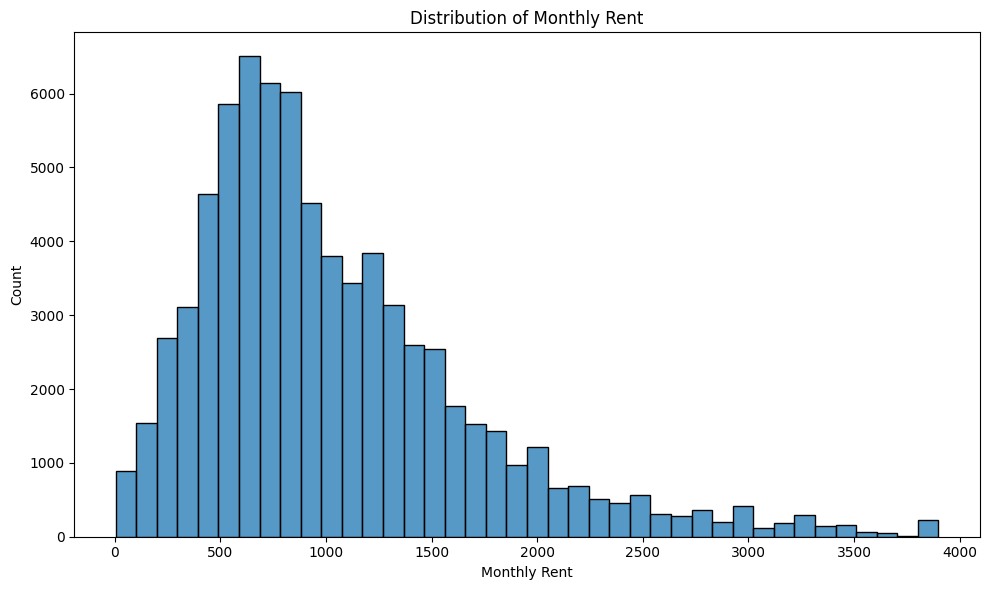
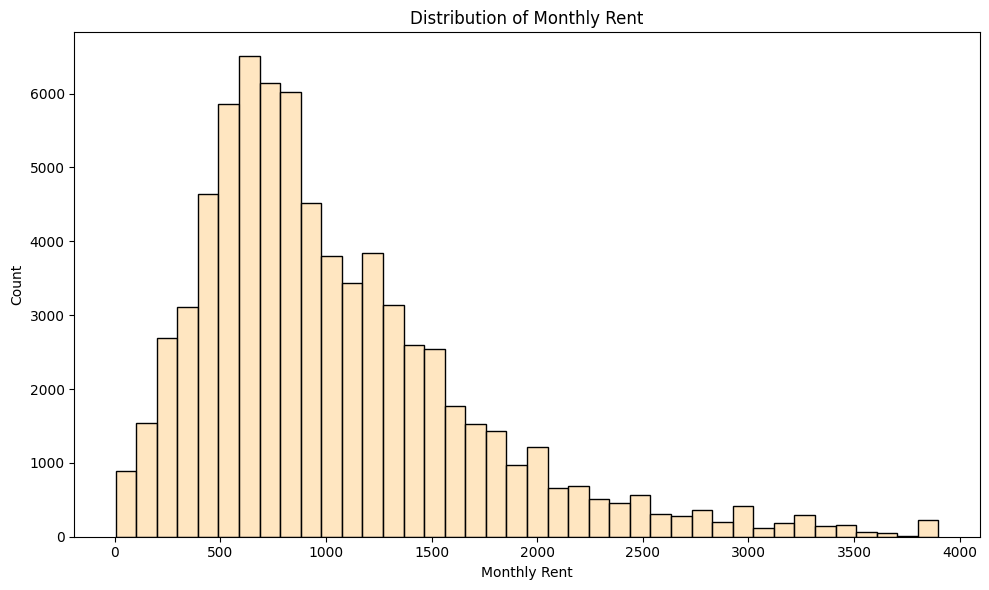
Unified diff of the notebook cell whose output changed from the first chart to the second:
--- before
+++ after
@@ -1,4 +1,4 @@
 plt.figure(figsize=(10, 6))
-sns.histplot(rntp, bins=40)
+sns.histplot(rntp, bins=40, color="navajowhite")
 plt.title("Distribution of Monthly Rent")
 plt.xlabel("Monthly Rent")

Commit: Add files via upload